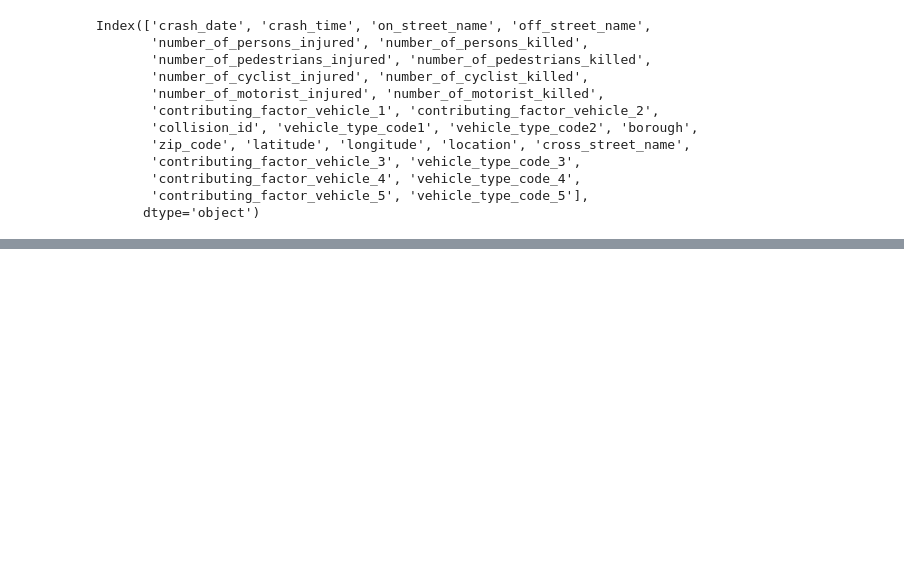
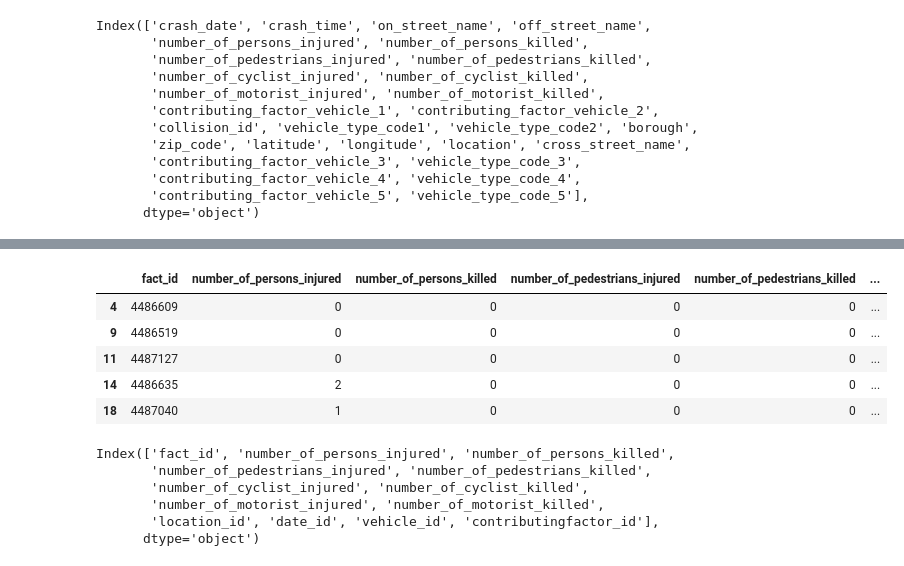
Before and after one commit to gabrieledasanches/Homework_GabrieleSanches_CIS9440, a Jupyter notebook: scripts/etl.ipynb, the cells around one changed output, grey strips where cells are left out. Saved outputs shown, nothing was run; the diff lists cells and outputs as text; code cells hidden in the pictures; blank space fills up the shorter version.

```diff
--- a/scripts/etl.ipynb
+++ b/scripts/etl.ipynb
@@ -219,20 +219,20 @@ print(dim_contributing_factors)
 # %%
-#Creating location dimension
+#Create location dimension
 
 # Extract relevant columns for dim_location
-dim_location = car_crash_df[['borough', 'latitude', 'longitude', 'zip_code', 'on_street_name', 'off_street_name']]
+dim_location = car_crash_df[['borough', 'latitude', 'longitude', 'zip_code', 'on_street_name']]
 
-# Drop duplicate rows
-dim_location.drop_duplicates(inplace=True)
+# Create a new DataFrame after dropping duplicates
+dim_location = dim_location.drop_duplicates()
 
 # Reset index
 dim_location.reset_index(drop=True, inplace=True)
 
-# Add location_id as primary key
-dim_location['location_id'] = dim_location.index + 1
+# Set location_id column using .loc
+dim_location.loc[:, 'location_id'] = dim_location.index + 1
 
 # Rearrange columns
-dim_location = dim_location[['location_id', 'borough', 'latitude', 'longitude', 'zip_code', 'on_street_name', 'off_street_name']]
+dim_location = dim_location[['location_id', 'borough', 'latitude', 'longitude', 'zip_code', 'on_street_name']]
 
 # Print dimension table
 print(dim_location)
@@ -440,0 +338,56 @@ AttributeError: module 'sqlalchemy.util' has no attribute 'threading'
+# %%
+# Create 'facts' table
+
+# Rename 'collision_id' to 'fact_id'
+car_crash_df = car_crash_df.rename(columns={'collision_id': 'fact_id'})
+
+# Step 1: Create contributingfactor_id column
+# Creating a dictionary mapping contributing_factor_vehicle to contributingfactor_id
+contributingfactor_id_mapping = dict(zip(dim_contributing_factors['contributing_factor'], dim_contributing_factors['contributingfactor_id']))
+# Adding contributingfactor_id column to the original dataset using the mapping
+car_crash_df['contributingfactor_id'] = car_crash_df['contributing_factor_vehicle'].map(contributingfactor_id_mapping)
+
+# Step 2: Create location_id column
+# Creating a dictionary mapping location attributes to location_id
+location_attributes = ['borough', 'latitude', 'longitude', 'zip_code', 'on_street_name']
+location_id_mapping = dim_location.set_index(location_attributes)['location_id'].to_dict()
+# Creating a tuple of location attributes
+car_crash_df['location_tuple'] = car_crash_df[location_attributes].apply(tuple, axis=1)
+# Adding location_id column to the original dataset using the mapping
+car_crash_df['location_id'] = car_crash_df['location_tuple'].map(location_id_mapping)
+
+# Step 3: Create date_id column
+car_crash_df['date_id'] = pd.to_datetime(df['crash_date']).dt.strftime('%Y%m%d%H')
+
+# Step 4: Create vehicle_id column
+# Creating a dictionary mapping vehicle_type_code to vehicle_id
+vehicle_id_mapping = dict(zip(dim_vehicle_type['vehicle_type_code'], dim_vehicle_type['vehicle_id']))
+# Adding vehicle_id column to the original dataset using the mapping
+car_crash_df['vehicle_id'] = car_crash_df['vehicle_type_code'].map(vehicle_id_mapping)
+
+# Step 5: Reorder columns
+new_order = ['fact_id', 'number_of_persons_injured', 'number_of_persons_killed', 'number_of_pedestrians_injured',
+             'number_of_pedestrians_killed', 'number_of_cyclist_injured', 'number_of_cyclist_killed',
+             'number_of_motorist_injured', 'number_of_motorist_killed',
+             'location_id', 'date_id', 'vehicle_id', 'contributingfactor_id']
+
+car_crash_df = car_crash_df[new_order]
+
+# Display the updated DataFrame
+car_crash_df.head()
+# %% [output]
+|  | fact_id | number_of_persons_injured | number_of_persons_killed | number_of_pedestrians_injured | number_of_pedestrians_killed | ... |
+| 4 | 4486609 | 0 | 0 | 0 | 0 | ... |
+| 9 | 4486519 | 0 | 0 | 0 | 0 | ... |
+| 11 | 4487127 | 0 | 0 | 0 | 0 | ... |
+| 14 | 4486635 | 2 | 0 | 0 | 0 | ... |
+| 18 | 4487040 | 1 | 0 | 0 | 0 | ... |
+# %%
+print(car_crash_df.columns)
+# %% [output]
+Index(['fact_id', 'number_of_persons_injured', 'number_of_persons_killed',
+       'number_of_pedestrians_injured', 'number_of_pedestrians_killed',
+       'number_of_cyclist_injured', 'number_of_cyclist_killed',
+       'number_of_motorist_injured', 'number_of_motorist_killed',
+       'location_id', 'date_id', 'vehicle_id', 'contributingfactor_id'],
+      dtype='object')
```
Also changed, not shown: parts of 40 cells of this notebook, 5 other files.
